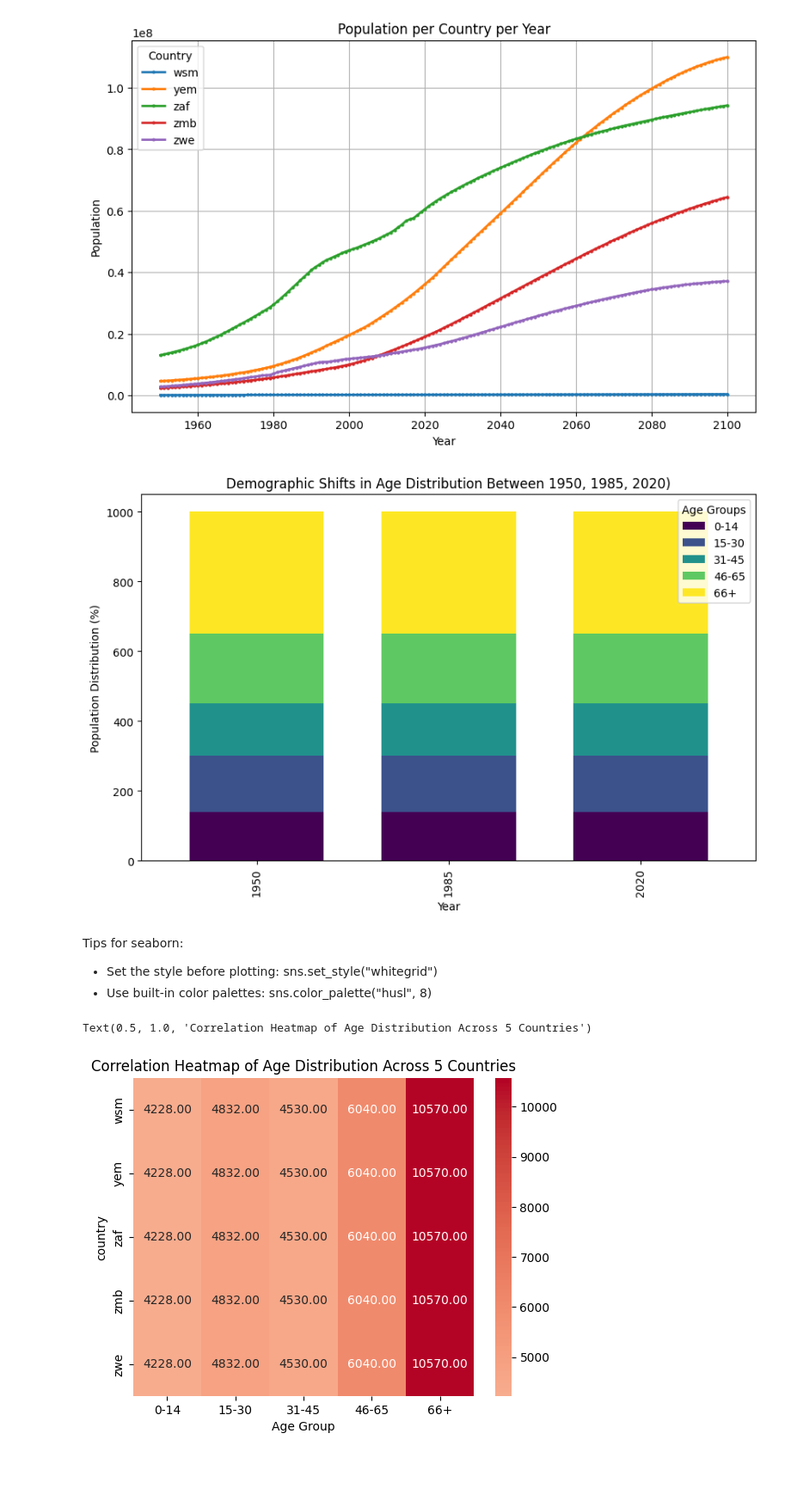
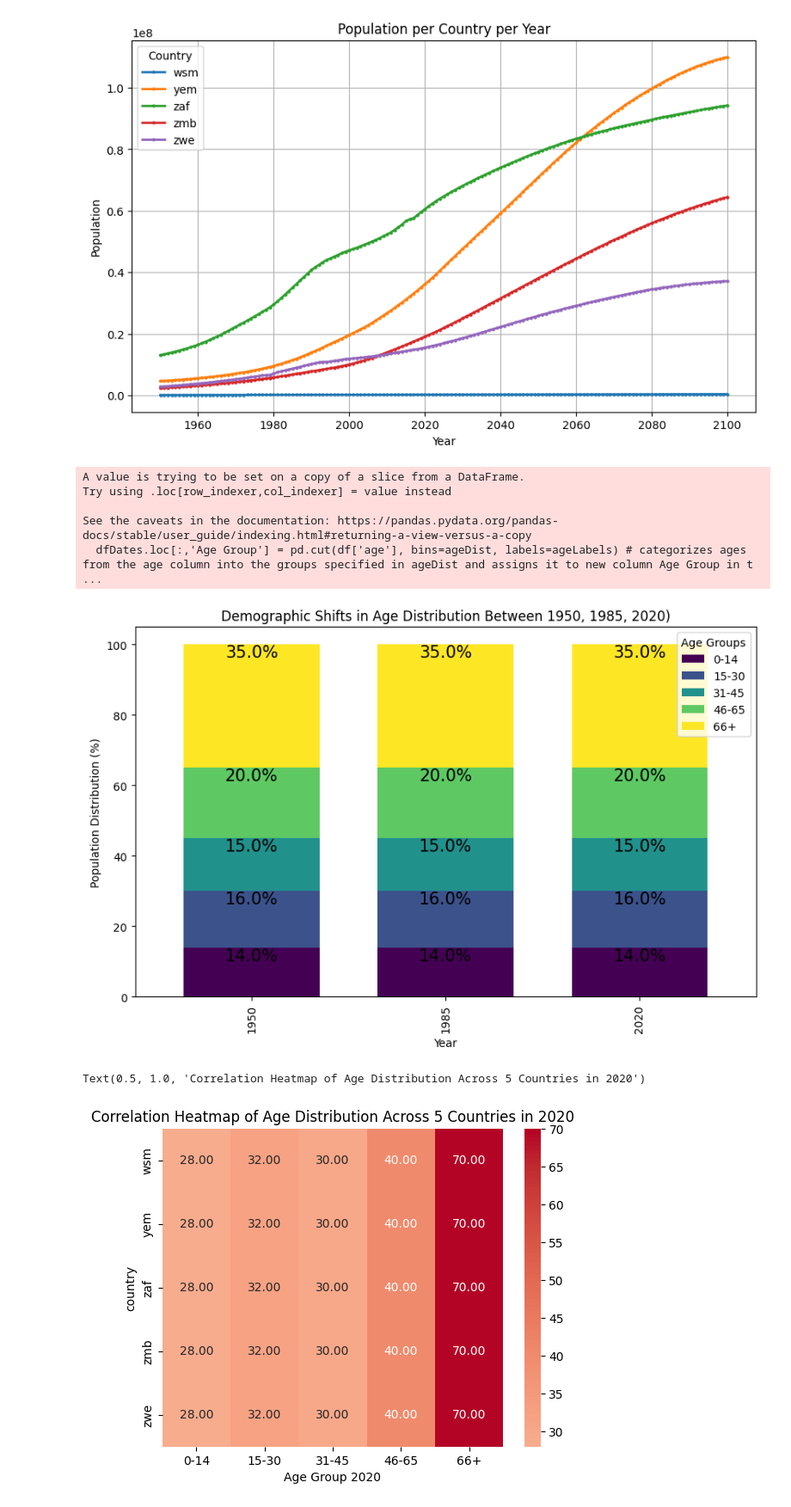
Before and after one commit to UCSF-DataSci/07-visualization-anagasuri, a Jupyter notebook: visualization.ipynb, the cells around one changed output. Shown: that part at 86% size. Saved outputs shown, nothing was run; the diff lists cells and outputs as text; code cells hidden in the pictures; blank space fills up the shorter version.

Commit message:
matplotlib complete, heatmap complete

```diff
--- a/visualization.ipynb
+++ b/visualization.ipynb
@@ -48,63 +48,73 @@ plt.show()
 # %% [output]
 [figure]
 # %%
-# 2. Investigate demographic shifts using a stacked bar chart:
-#    - Compare age distributions (0-14, 15-30, 31-45, 46-65, 66+) between 1950, 1985, and 2020
-#    - Create a stacked bar chart showing these changes
-#    - Calculate and display the percentage for each age group
-#    - Add text annotations showing key percentages
-#    - Include clear labels and a legend
+## create a stacked barplot
 
-ageDist = [0, 14, 30, 45, 65, float('inf')]
+ageDist = [0, 14, 30, 45, 65, float('inf')] # create the age distribution categories, float('inf) means infinity to accommodate 66+
 ageLabels = ['0-14', '15-30', '31-45', '46-65', '66+']
 
-dfDates = df[df['year'].isin([1950, 1985, 2020])]
+dfDates = df[df['year'].isin([1950, 1985, 2020])] # filter dataframe for just 1950, 1985, and 2020
 
-dfDates.loc[:,'Age Group'] = pd.cut(df['age'], bins=ageDist, labels=ageLabels)
+dfDates.loc[:,'Age Group'] = pd.cut(df['age'], bins=ageDist, labels=ageLabels) # categorizes ages from the age column into the groups specified in ageDist and assigns it to new column Age Group in the new datafarme dfDates
 
+# group by year and age columns and count all possible combinations, any missing combinations are filled with 0
 ageCounts = dfDates.groupby(['year', 'Age Group'], observed = False).size().unstack(fill_value=0)
-fig, ax = plt.subplots(figsize=(10, 6))
+# calculate percentage distribution of each group per year dividing the count of each age group by total count for that year
+ageCountsPercent = ageCounts.div(ageCounts.sum(axis=1), axis=0) * 100
 
-stackBar = ageCounts.plot(kind = 'bar',
+# create subplots of these dimensions
+fig, dimensions = plt.subplots(figsize=(10, 6))
+
+
+ageCountsPercent.plot(kind = 'bar',
                    stacked = True,
                    colormap = 'viridis',
-                   ax = ax,
+                   ax = dimensions,
                    width = 0.7)
 
 plt.title("Demographic Shifts in Age Distribution Between 1950, 1985, 2020)")
 plt.xlabel("Year")
 plt.ylabel("Population Distribution (%)")
 plt.legend(title="Age Groups")
+
+# loop through each bar on the plot
+for percent in dimensions.patches:
+    # get the height of the bar which is the same as the percentage
+    height = percent.get_height()
+    # specifies where to print the pecentage on each bar
+    dimensions.annotate(f'{height:.1f}%',
+                (percent.get_x() + percent.get_width() / 2., percent.get_y() + height),
+                ha='center', va='top', fontsize=15, color = 'black')
+
 plt.show()
 # %% [output]
+A value is trying to be set on a copy of a slice from a DataFrame.
+Try using .loc[row_indexer,col_indexer] = value instead
+
+See the caveats in the documentation: https://pandas.pydata.org/pandas-docs/stable/user_guide/indexing.html#returning-a-view-versus-a-copy
+  dfDates.loc[:,'Age Group'] = pd.cut(df['age'], bins=ageDist, labels=ageLabels) # categorizes ages from the age column into the groups specified in ageDist and assigns it to new column Age Group in t ...
-[figure, old version]
+[figure, new version]
-# %% [markdown]
-Tips for seaborn:
-- Set the style before plotting: sns.set_style("whitegrid")
-- Use built-in color palettes: sns.color_palette("husl", 8)
 # %%
-# 1. Create a heatmap showing the population distribution across age groups (0-14, 15-30, 31-45, 46-65, 66+) and country for 5 countries of your choice in a specific year.
-#    - Use seaborn's heatmap function
-#    - Add clear annotations and labels
-#    - Write a brief explanation of what the heatmap reveals about the population structure
+# Create a heatmap showing the population distribution across age groups (0-14, 15-30, 31-45, 46-65, 66+) and country for 5 countries of your choice in a specific year.
 
 ageDist = [0, 14, 30, 45, 65, float('inf')]
 ageLabels = ['0-14', '15-30', '31-45', '46-65', '66+']
 
-df['Age Group'] = pd.cut(df['age'], bins=ageDist, labels=ageLabels)
-ageCounts = df['Age Group'].value_counts()
-# print(ageCounts)
+specifyYear = df[df['year'] == 2020].copy() # filter for just 2020
 
-contingencyTable = pd.crosstab(df['country'], df['Age Group']) # have to create contingency table as we are looking at 2 categorical columns
+# create new column Age Group 2020 based on age column
+specifyYear.loc[:,'Age Group 2020'] = pd.cut(specifyYear['age'], bins=ageDist, labels=ageLabels)
+
+# have to create contingency table as we are looking at 2 categorical columns
+contingencyTable = pd.crosstab(specifyYear['country'], specifyYear['Age Group 2020'])
 
 ageCountryDist = sns.heatmap(contingencyTable,
             annot=True,
             cmap='coolwarm',
             center=0,
             fmt='.2f')
-ageCountryDist.set_title('Correlation Heatmap of Age Distribution Across 5 Countries')
 
-#    - Write a brief explanation of what the heatmap reveals about the population structure
+ageCountryDist.set_title('Correlation Heatmap of Age Distribution Across 5 Countries in 2020')
 # %% [output]
-Text(0.5, 1.0, 'Correlation Heatmap of Age Distribution Across 5 Countries')
+Text(0.5, 1.0, 'Correlation Heatmap of Age Distribution Across 5 Countries in 2020')
-[figure, old version]
+[figure, new version]
```
Also changed, not shown: parts of 3 cells of this notebook.
